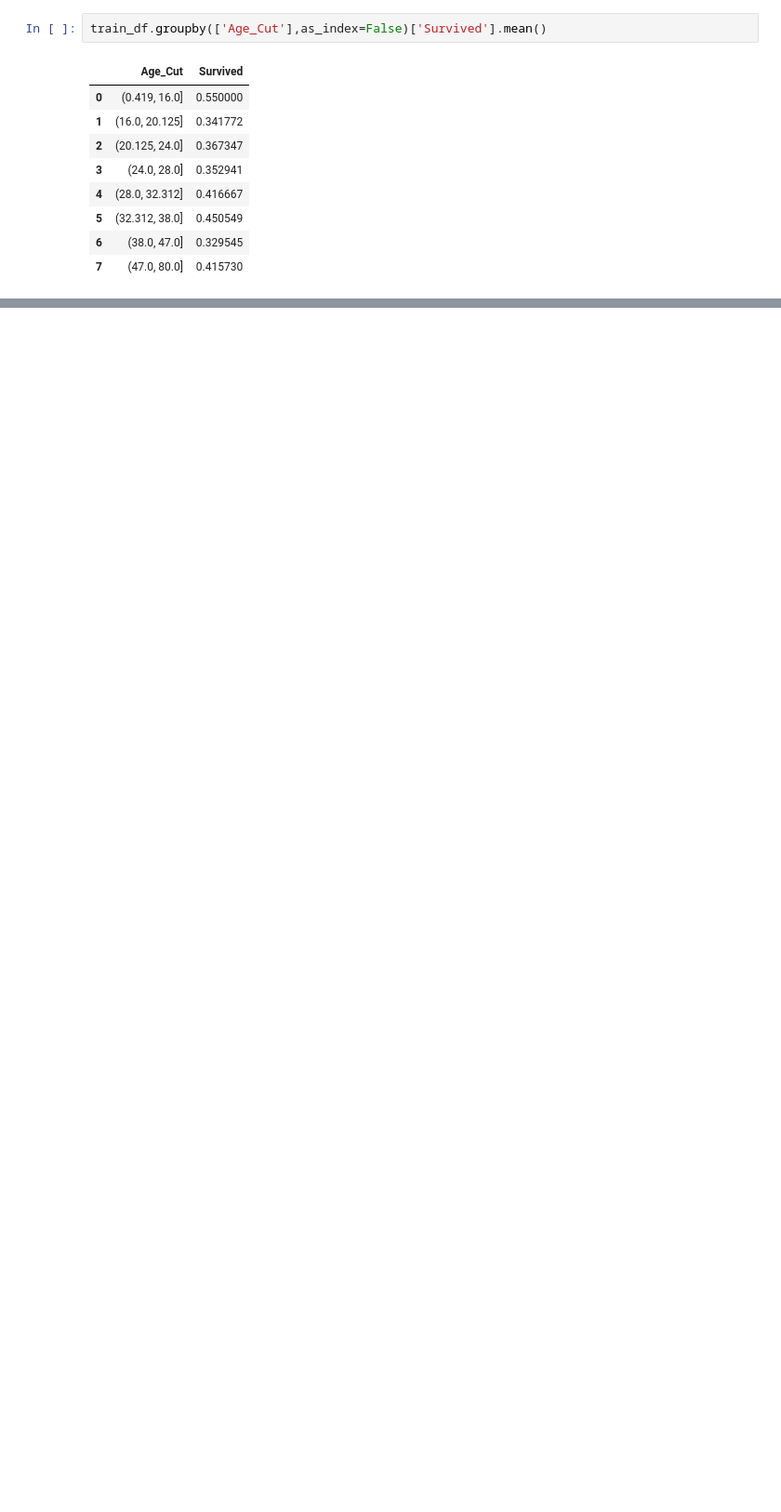
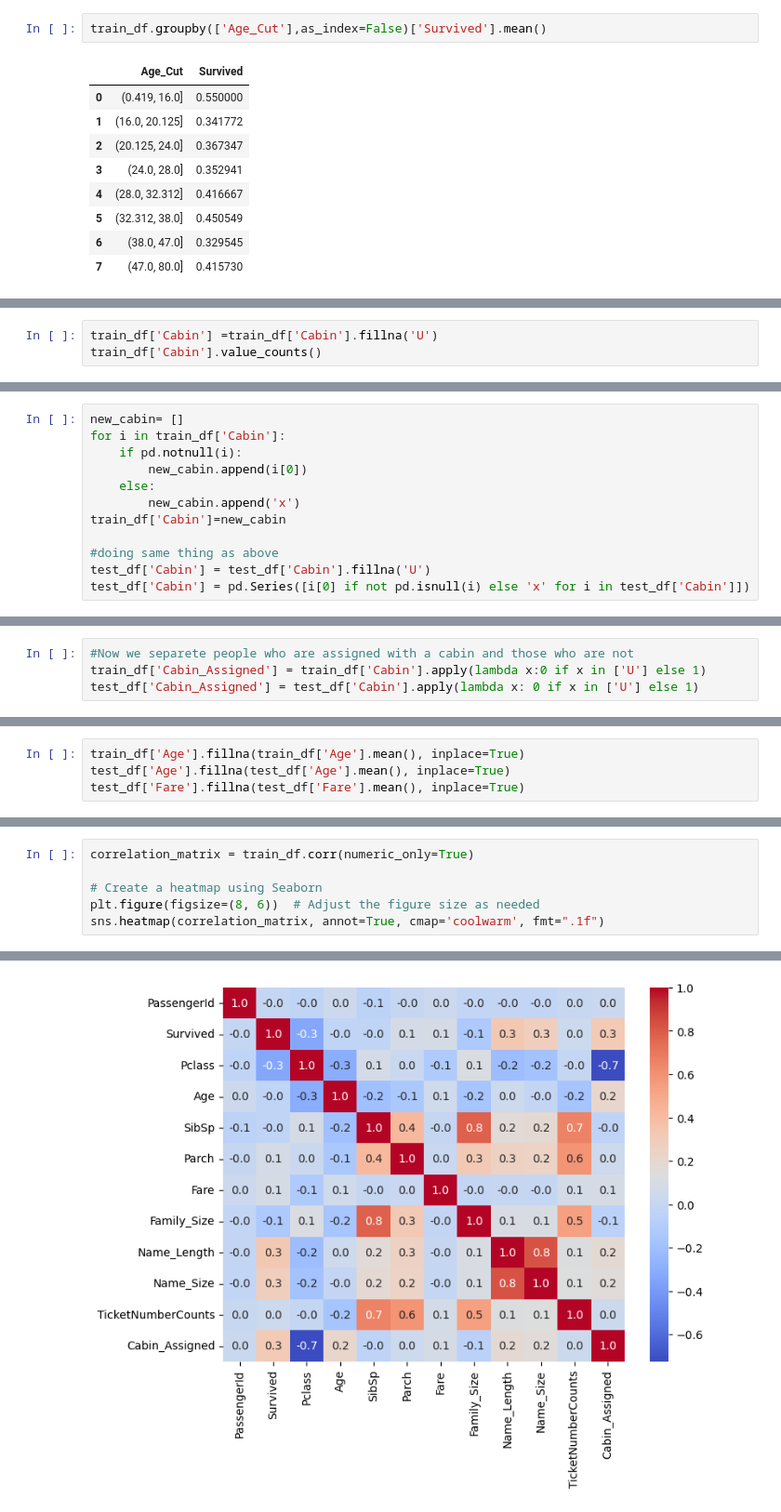
Before and after one commit to ashnr4u/TitanicSurvival_ml, a Jupyter notebook: titanic-ml.ipynb, the cells around one changed output, grey strips where cells are left out. Shown at 93% size. Drawn from its saved outputs; the diff is of its cells as text; blank space fills up the shorter version.

```diff
--- a/titanic-ml.ipynb
+++ b/titanic-ml.ipynb
@@ -145,0 +527,3 @@ train_df.groupby(['Age_Cut'],as_index=False)['Survived'].mean()
+# %%
+train_df['Cabin'] =train_df['Cabin'].fillna('U')
+train_df['Cabin'].value_counts()
@@ -145,0 +544,12 @@ train_df.groupby(['Age_Cut'],as_index=False)['Survived'].mean()
+# %%
+new_cabin= []
+for i in train_df['Cabin']:
+    if pd.notnull(i):
+        new_cabin.append(i[0])
+    else:
+        new_cabin.append('x')
+train_df['Cabin']=new_cabin
+
+#doing same thing as above
+test_df['Cabin'] = test_df['Cabin'].fillna('U')
+test_df['Cabin'] = pd.Series([i[0] if not pd.isnull(i) else 'x' for i in test_df['Cabin']])
@@ -145,0 +583,4 @@ train_df.groupby(['Age_Cut'],as_index=False)['Survived'].mean()
+# %%
+#Now we separete people who are assigned with a cabin and those who are not
+train_df['Cabin_Assigned'] = train_df['Cabin'].apply(lambda x:0 if x in ['U'] else 1)
+test_df['Cabin_Assigned'] = test_df['Cabin'].apply(lambda x: 0 if x in ['U'] else 1)
@@ -145,0 +633,4 @@ train_df.groupby(['Age_Cut'],as_index=False)['Survived'].mean()
+# %%
+train_df['Age'].fillna(train_df['Age'].mean(), inplace=True)
+test_df['Age'].fillna(test_df['Age'].mean(), inplace=True)
+test_df['Fare'].fillna(test_df['Fare'].mean(), inplace=True)
@@ -145,0 +718,7 @@ train_df.groupby(['Age_Cut'],as_index=False)['Survived'].mean()
+# %%
+correlation_matrix = train_df.corr(numeric_only=True)
+
+# Create a heatmap using Seaborn
+plt.figure(figsize=(8, 6))  # Adjust the figure size as needed
+sns.heatmap(correlation_matrix, annot=True, cmap='coolwarm', fmt=".1f")
+# %% [output]
@@ -145,0 +726 @@ train_df.groupby(['Age_Cut'],as_index=False)['Survived'].mean()
+[figure, added]
```
Also changed, not shown: parts of 55 cells of this notebook.
